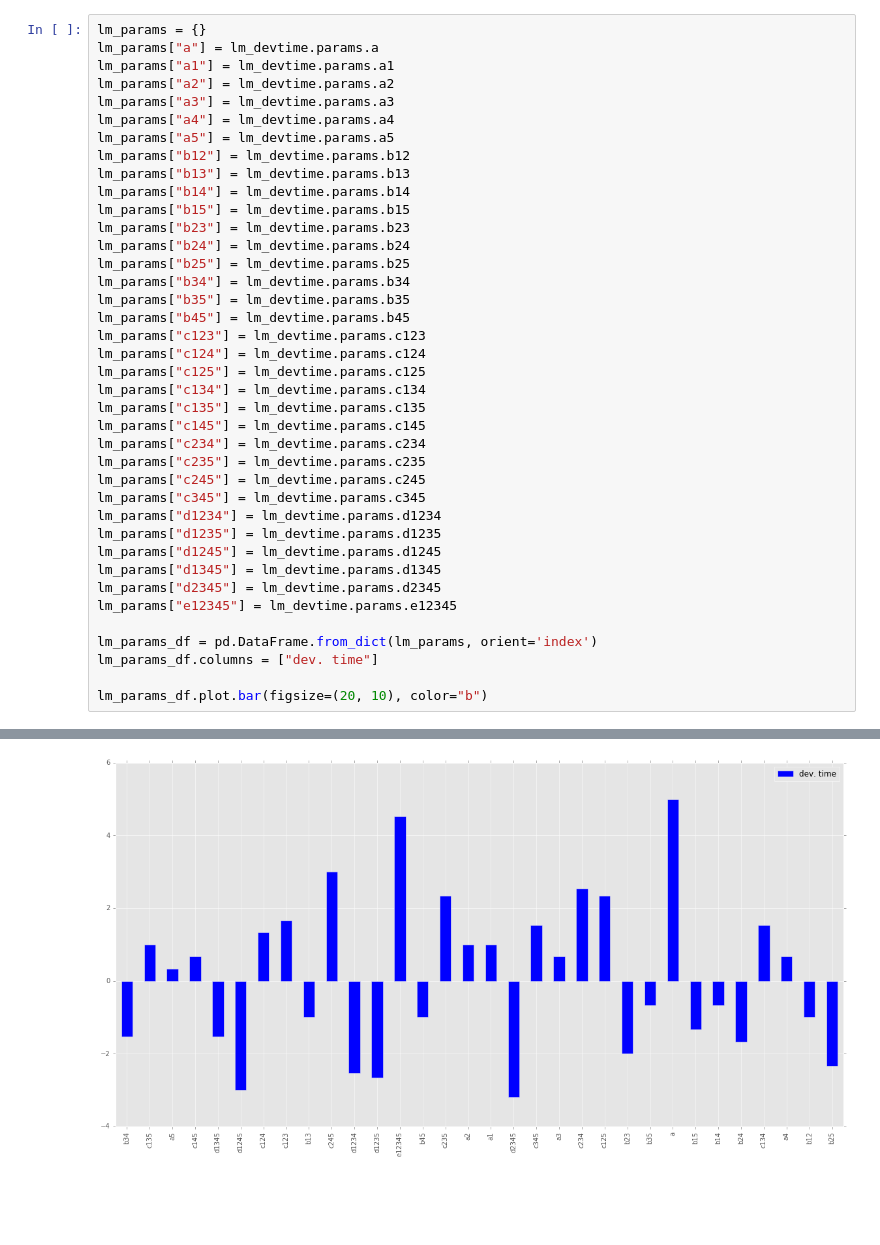
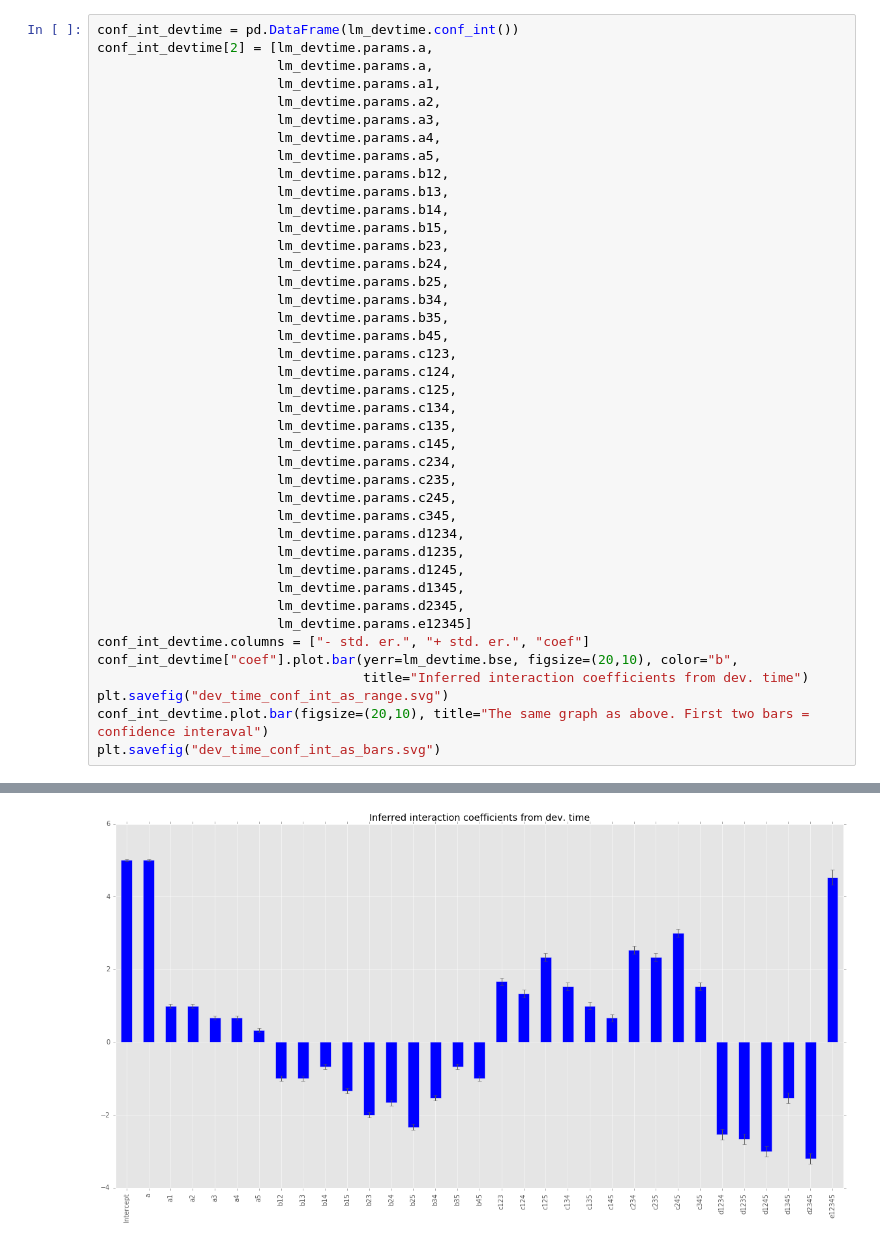
Before and after one commit to gavryushkin/microinteractions, a Jupyter notebook: taylor_lin_fit.ipynb, the cells around one changed output, grey strips where cells are left out. Drawn from its saved outputs; the diff is of its cells as text; blank space fills up the shorter version.

Commit message:
better figures

```diff
--- a/taylor_lin_fit.ipynb
+++ b/taylor_lin_fit.ipynb
@@ -88,40 +24,42 @@ OLS Regression Results
 # %%
-lm_params = {}
-lm_params["a"] = lm_devtime.params.a
-lm_params["a1"] = lm_devtime.params.a1
-lm_params["a2"] = lm_devtime.params.a2
-lm_params["a3"] = lm_devtime.params.a3
-lm_params["a4"] = lm_devtime.params.a4
-lm_params["a5"] = lm_devtime.params.a5
-lm_params["b12"] = lm_devtime.params.b12
-lm_params["b13"] = lm_devtime.params.b13
-lm_params["b14"] = lm_devtime.params.b14
-lm_params["b15"] = lm_devtime.params.b15
-lm_params["b23"] = lm_devtime.params.b23
-lm_params["b24"] = lm_devtime.params.b24
-lm_params["b25"] = lm_devtime.params.b25
-lm_params["b34"] = lm_devtime.params.b34
-lm_params["b35"] = lm_devtime.params.b35
-lm_params["b45"] = lm_devtime.params.b45
-lm_params["c123"] = lm_devtime.params.c123
-lm_params["c124"] = lm_devtime.params.c124
-lm_params["c125"] = lm_devtime.params.c125
-lm_params["c134"] = lm_devtime.params.c134
-lm_params["c135"] = lm_devtime.params.c135
-lm_params["c145"] = lm_devtime.params.c145
-lm_params["c234"] = lm_devtime.params.c234
-lm_params["c235"] = lm_devtime.params.c235
-lm_params["c245"] = lm_devtime.params.c245
-lm_params["c345"] = lm_devtime.params.c345
-lm_params["d1234"] = lm_devtime.params.d1234
-lm_params["d1235"] = lm_devtime.params.d1235
-lm_params["d1245"] = lm_devtime.params.d1245
-lm_params["d1345"] = lm_devtime.params.d1345
-lm_params["d2345"] = lm_devtime.params.d2345
-lm_params["e12345"] = lm_devtime.params.e12345
-
-lm_params_df = pd.DataFrame.from_dict(lm_params, orient='index')
-lm_params_df.columns = ["dev. time"]
-
-lm_params_df.plot.bar(figsize=(20, 10), color="b")
+conf_int_devtime = pd.DataFrame(lm_devtime.conf_int())
+conf_int_devtime[2] = [lm_devtime.params.a,
+                       lm_devtime.params.a,
+                       lm_devtime.params.a1,
+                       lm_devtime.params.a2,
+                       lm_devtime.params.a3,
+                       lm_devtime.params.a4,
+                       lm_devtime.params.a5,
+                       lm_devtime.params.b12,
+                       lm_devtime.params.b13,
+                       lm_devtime.params.b14,
+                       lm_devtime.params.b15,
+                       lm_devtime.params.b23,
+                       lm_devtime.params.b24,
+                       lm_devtime.params.b25,
+                       lm_devtime.params.b34,
+                       lm_devtime.params.b35,
+                       lm_devtime.params.b45,
+                       lm_devtime.params.c123,
+                       lm_devtime.params.c124,
+                       lm_devtime.params.c125,
+                       lm_devtime.params.c134,
+                       lm_devtime.params.c135,
+                       lm_devtime.params.c145,
+                       lm_devtime.params.c234,
+                       lm_devtime.params.c235,
+                       lm_devtime.params.c245,
+                       lm_devtime.params.c345,
+                       lm_devtime.params.d1234,
+                       lm_devtime.params.d1235,
+                       lm_devtime.params.d1245,
+                       lm_devtime.params.d1345,
+                       lm_devtime.params.d2345,
+                       lm_devtime.params.e12345]
+conf_int_devtime.columns = ["- std. er.", "+ std. er.", "coef"]
+conf_int_devtime["coef"].plot.bar(yerr=lm_devtime.bse, figsize=(20,10), color="b",
+                                  title="Inferred interaction coefficients from dev. time")
+plt.savefig("dev_time_conf_int_as_range.svg")
+conf_int_devtime.plot.bar(figsize=(20,10), title="The same graph as above. First two bars = confidence interaval")
+plt.savefig("dev_time_conf_int_as_bars.svg")
 # %% [output]
@@ -129 +66 @@ lm_params_df.plot.bar(figsize=(20, 10), color="b")
-[figure, old version]
+[figure, new version]
```
Also changed, not shown: parts of 5 cells of this notebook.
